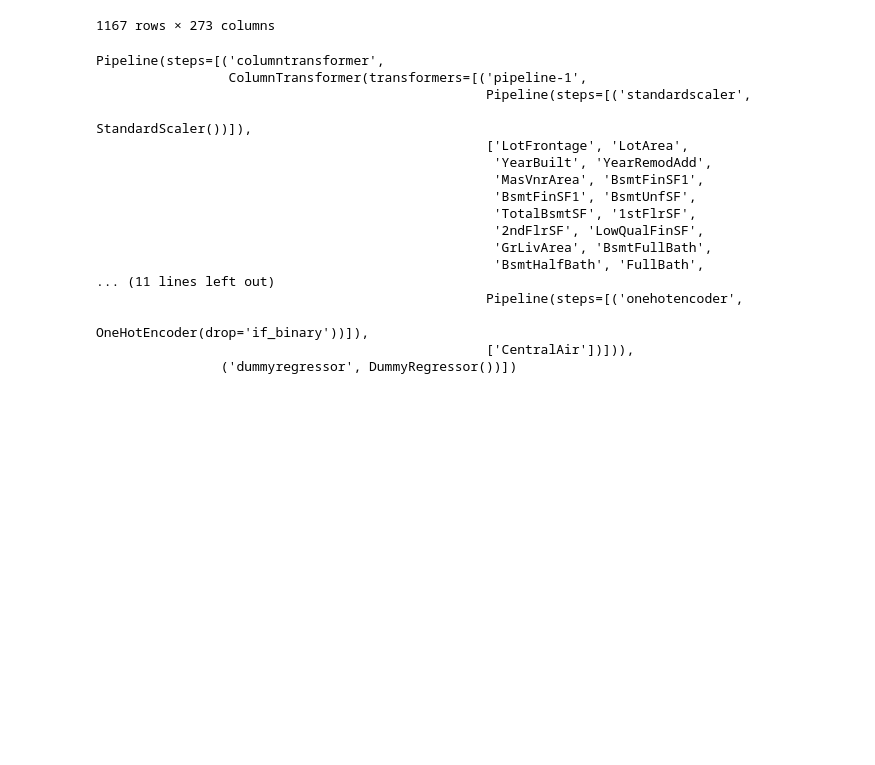
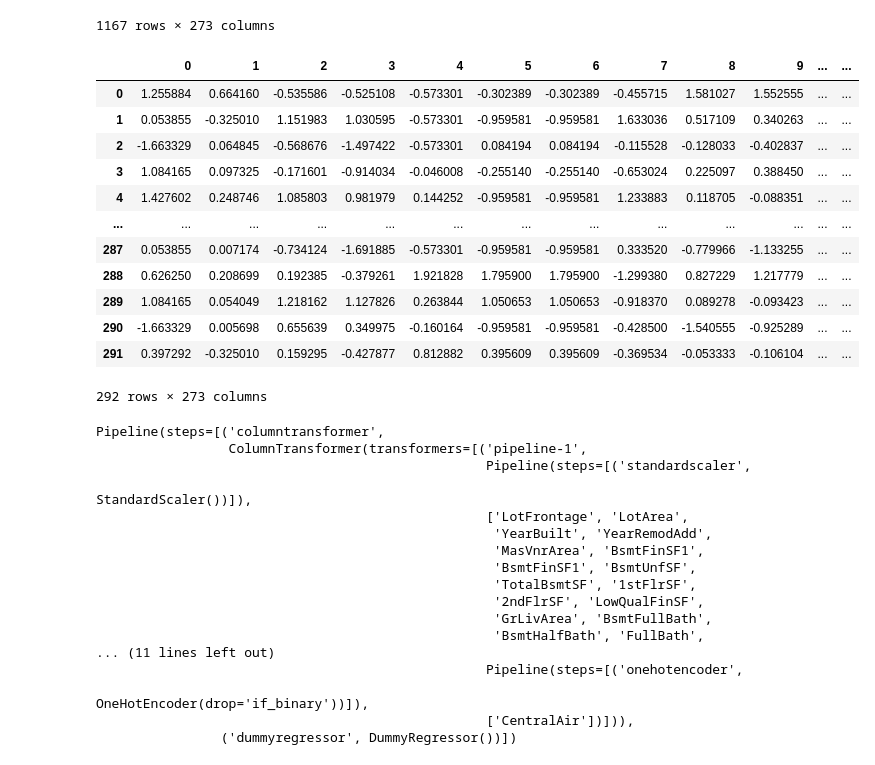
Before and after one commit to tejasph/house_price_prediction, a Jupyter notebook: Preprocess.ipynb, the cells around one changed output. Drawn from its saved outputs; the diff is of its cells as text; code cells hidden in the pictures; blank space fills up the shorter version.

Commit message:
added script for preprocessor

```diff
--- a/Preprocess.ipynb
+++ b/Preprocess.ipynb
@@ -126,8 +146,7 @@ preprocessor = make_column_transformer(
     (StandardScaler(), num_cols),
     (OrdinalEncoder(categories=ordinates), ord_cols),
     (OneHotEncoder(handle_unknown="ignore"), cat_cols),
-    (OneHotEncoder(drop='if_binary'), bin_cols),
-    #(passthrough, pass_cols)
+    (OneHotEncoder(drop='if_binary'), bin_cols)
 )
 # %%
-X_train = preprocessor.transform(X_train)
+X_train = preprocessor.fit_transform(X_train)
@@ -134,3 +162,5 @@ X_train = preprocessor.transform(X_train)
+# %%
+X_valid_scaled = preprocessor.transform(X_valid)
 # %%
 pd.DataFrame(X_train.todense())
 # %% [output]
@@ -147,6 +177,22 @@ pd.DataFrame(X_train.todense())
 | 1165 | -0.232342 | -0.158918 | -1.693722 | 0.155512 | -0.573301 | 0.380575 | 0.380575 | -1.240414 | -0.938422 | -0.849204 | ... | ... |
 | 1166 | 0.797968 | 0.031627 | 1.151983 | 1.030595 | 3.710275 | -0.959581 | -0.959581 | 1.161309 | 0.046268 | -0.118785 | ... | ... |
 1167 rows × 273 columns
+# %%
+pd.DataFrame(X_valid_scaled.todense())
+# %% [output]
+|  | 0 | 1 | 2 | 3 | 4 | 5 | 6 | 7 | 8 | 9 | ... | ... |
+| 0 | 1.255884 | 0.664160 | -0.535586 | -0.525108 | -0.573301 | -0.302389 | -0.302389 | -0.455715 | 1.581027 | 1.552555 | ... | ... |
+| 1 | 0.053855 | -0.325010 | 1.151983 | 1.030595 | -0.573301 | -0.959581 | -0.959581 | 1.633036 | 0.517109 | 0.340263 | ... | ... |
+| 2 | -1.663329 | 0.064845 | -0.568676 | -1.497422 | -0.573301 | 0.084194 | 0.084194 | -0.115528 | -0.128033 | -0.402837 | ... | ... |
+| 3 | 1.084165 | 0.097325 | -0.171601 | -0.914034 | -0.046008 | -0.255140 | -0.255140 | -0.653024 | 0.225097 | 0.388450 | ... | ... |
+| 4 | 1.427602 | 0.248746 | 1.085803 | 0.981979 | 0.144252 | -0.959581 | -0.959581 | 1.233883 | 0.118705 | -0.088351 | ... | ... |
+| ... | ... | ... | ... | ... | ... | ... | ... | ... | ... | ... | ... | ... |
+| 287 | 0.053855 | 0.007174 | -0.734124 | -1.691885 | -0.573301 | -0.959581 | -0.959581 | 0.333520 | -0.779966 | -1.133255 | ... | ... |
+| 288 | 0.626250 | 0.208699 | 0.192385 | -0.379261 | 1.921828 | 1.795900 | 1.795900 | -1.299380 | 0.827229 | 1.217779 | ... | ... |
+| 289 | 1.084165 | 0.054049 | 1.218162 | 1.127826 | 0.263844 | 1.050653 | 1.050653 | -0.918370 | 0.089278 | -0.093423 | ... | ... |
+| 290 | -1.663329 | 0.005698 | 0.655639 | 0.349975 | -0.160164 | -0.959581 | -0.959581 | -0.428500 | -1.540555 | -0.925289 | ... | ... |
+| 291 | 0.397292 | -0.325010 | 0.159295 | -0.427877 | 0.812882 | 0.395609 | 0.395609 | -0.369534 | -0.053333 | -0.106104 | ... | ... |
+292 rows × 273 columns
 # %%
 pipe = make_pipeline(preprocessor, DummyRegressor())
 # %%
```
Also changed, not shown: parts of 5 cells of this notebook, 2 other files.
